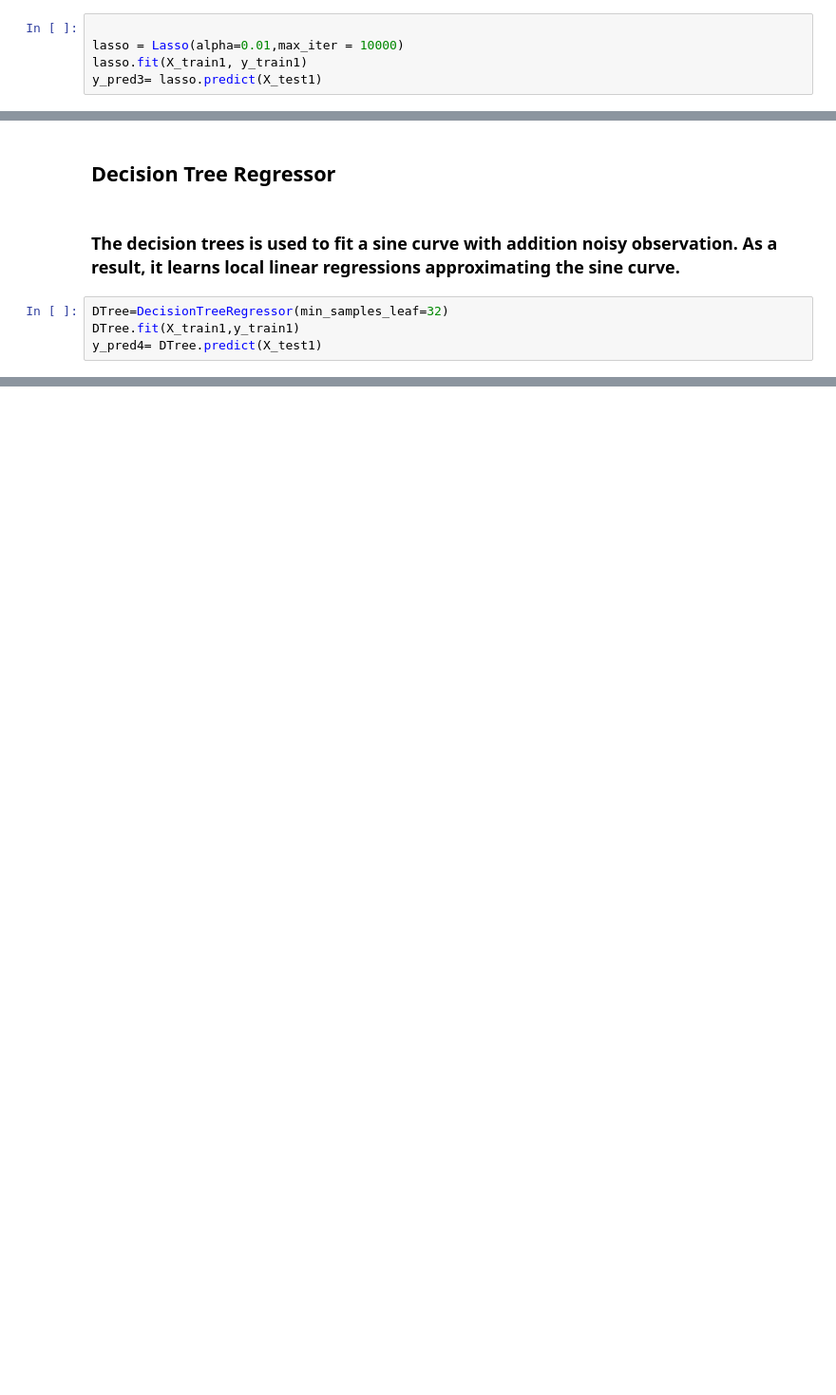
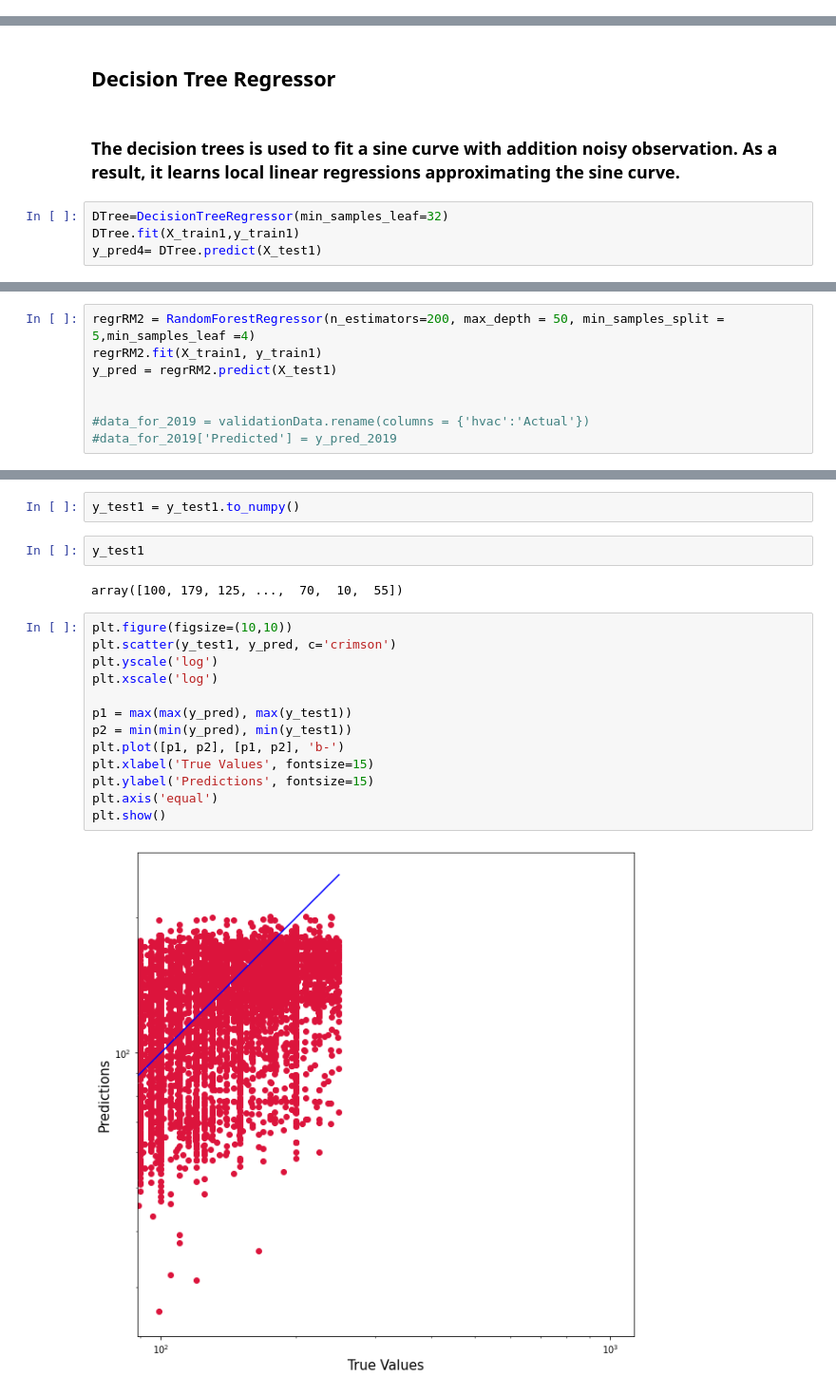
Before and after one commit to dev-aniketsingh/AirBnbSeniorProject, a Jupyter notebook: src/PythonCode/airbnbPython.ipynb, the cells around one changed output, grey strips where cells are left out. Shown at 95% size. Saved outputs shown, nothing was run; the diff lists cells and outputs as text; blank space fills up the shorter version.

```diff
--- a/src/PythonCode/airbnbPython.ipynb
+++ b/src/PythonCode/airbnbPython.ipynb
@@ -242,5 +279,0 @@ rmse2
-# %%
-
-lasso = Lasso(alpha=0.01,max_iter = 10000)
-lasso.fit(X_train1, y_train1)
-y_pred3= lasso.predict(X_test1)
@@ -278,0 +359,8 @@ dtTreeRMSE
+# %%
+regrRM2 = RandomForestRegressor(n_estimators=200, max_depth = 50, min_samples_split = 5,min_samples_leaf =4)
+regrRM2.fit(X_train1, y_train1)
+y_pred = regrRM2.predict(X_test1)
+
+
+#data_for_2019 = validationData.rename(columns = {'hvac':'Actual'})
+#data_for_2019['Predicted'] = y_pred_2019
@@ -278,0 +409,21 @@ dtTreeRMSE
+# %%
+y_test1 = y_test1.to_numpy()
+# %%
+y_test1
+# %% [output]
+array([100, 179, 125, ...,  70,  10,  55])
+# %%
+plt.figure(figsize=(10,10))
+plt.scatter(y_test1, y_pred, c='crimson')
+plt.yscale('log')
+plt.xscale('log')
+
+p1 = max(max(y_pred), max(y_test1))
+p2 = min(min(y_pred), min(y_test1))
+plt.plot([p1, p2], [p1, p2], 'b-')
+plt.xlabel('True Values', fontsize=15)
+plt.ylabel('Predictions', fontsize=15)
+plt.axis('equal')
+plt.show()
+# %% [output]
+[figure, added]
```
Also changed, not shown: parts of 51 cells of this notebook, 16 other files.
